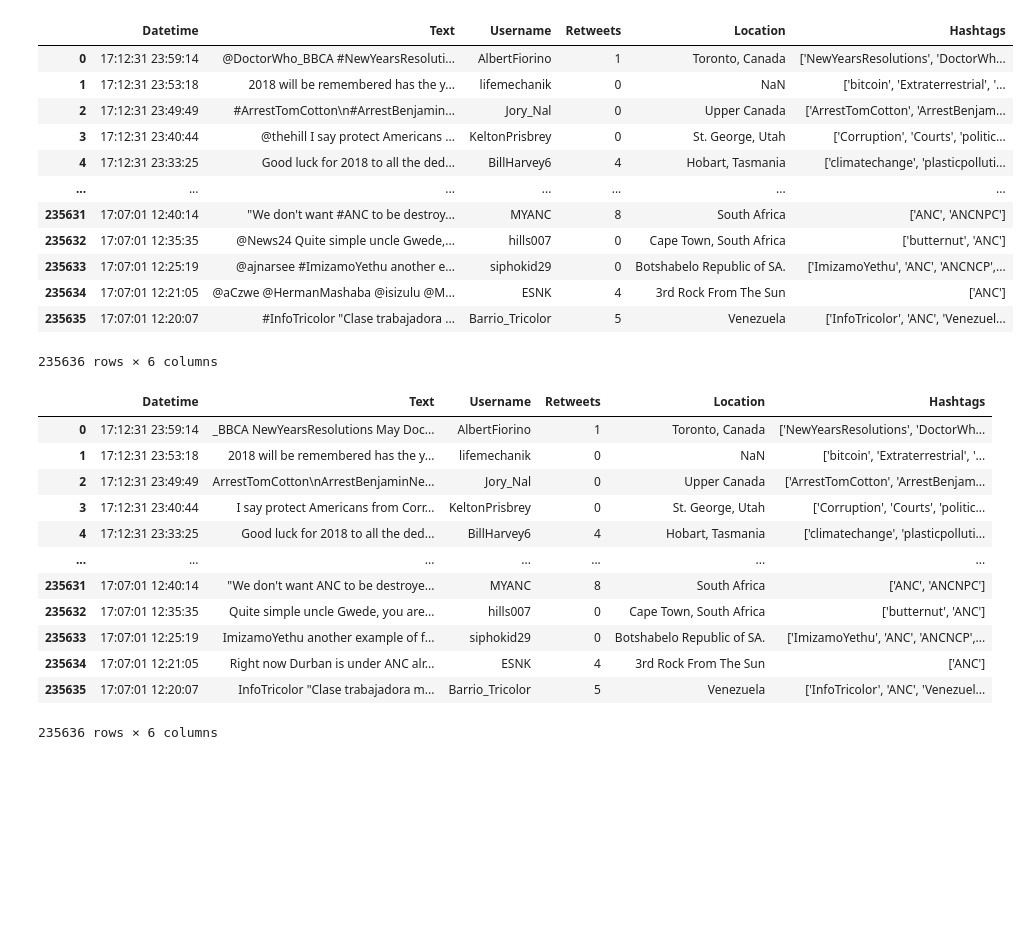
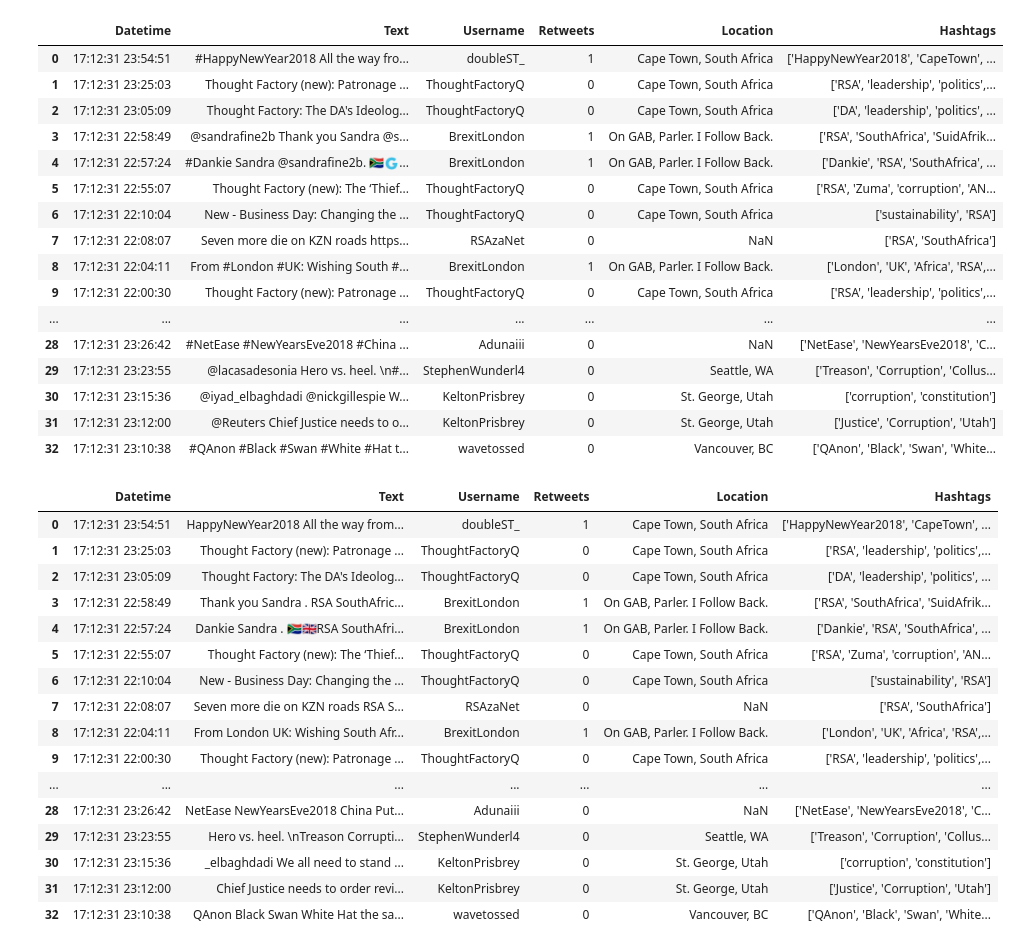
Before and after one commit to njabulodark/datathon, a Jupyter notebook: clean_text.ipynb, the cells around one changed output. Saved outputs shown, nothing was run; the diff lists cells and outputs as text; code cells hidden in the pictures; blank space fills up the shorter version.

```diff
--- a/clean_text.ipynb
+++ b/clean_text.ipynb
@@ -3,22 +3,26 @@ import pandas as pd
 import re
 from textblob import TextBlob
 # %%
-df = pd.read_csv('2017data235636.csv')
+df = pd.read_csv('2017data.csv')
 df
 # %% [output]
 |  | Datetime | Text | Username | Retweets | Location | Hashtags |
-| 0 | 17:12:31 23:59:14 | @DoctorWho_BBCA #NewYearsResoluti... | AlbertFiorino | 1 | Toronto, Canada | ['NewYearsResolutions', 'DoctorWh... |
-| 1 | 17:12:31 23:53:18 | 2018 will be remembered has the y... | lifemechanik | 0 | NaN | ['bitcoin', 'Extraterrestrial', '... |
-| 2 | 17:12:31 23:49:49 | #ArrestTomCotton\n#ArrestBenjamin... | Jory_Nal | 0 | Upper Canada | ['ArrestTomCotton', 'ArrestBenjam... |
-| 3 | 17:12:31 23:40:44 | @thehill I say protect Americans ... | KeltonPrisbrey | 0 | St. George, Utah | ['Corruption', 'Courts', 'politic... |
-| 4 | 17:12:31 23:33:25 | Good luck for 2018 to all the ded... | BillHarvey6 | 4 | Hobart, Tasmania | ['climatechange', 'plasticpolluti... |
+| 0 | 17:12:31 23:54:51 | #HappyNewYear2018 All the way fro... | doubleST_ | 1 | Cape Town, South Africa | ['HappyNewYear2018', 'CapeTown', ... |
+| 1 | 17:12:31 23:25:03 | Thought Factory (new): Patronage ... | ThoughtFactoryQ | 0 | Cape Town, South Africa | ['RSA', 'leadership', 'politics',... |
+| 2 | 17:12:31 23:05:09 | Thought Factory: The DA's Ideolog... | ThoughtFactoryQ | 0 | Cape Town, South Africa | ['DA', 'leadership', 'politics', ... |
+| 3 | 17:12:31 22:58:49 | @sandrafine2b Thank you Sandra @s... | BrexitLondon | 1 | On GAB, Parler. I Follow Back. | ['RSA', 'SouthAfrica', 'SuidAfrik... |
+| 4 | 17:12:31 22:57:24 | #Dankie Sandra @sandrafine2b. 🇿🇦🇬... | BrexitLondon | 1 | On GAB, Parler. I Follow Back. | ['Dankie', 'RSA', 'SouthAfrica', ... |
+| 5 | 17:12:31 22:55:07 | Thought Factory (new): The ‘Thief... | ThoughtFactoryQ | 0 | Cape Town, South Africa | ['RSA', 'Zuma', 'corruption', 'AN... |
+| 6 | 17:12:31 22:10:04 | New - Business Day: Changing the ... | ThoughtFactoryQ | 0 | Cape Town, South Africa | ['sustainability', 'RSA'] |
+| 7 | 17:12:31 22:08:07 | Seven more die on KZN roads https... | RSAzaNet | 0 | NaN | ['RSA', 'SouthAfrica'] |
+| 8 | 17:12:31 22:04:11 | From #London #UK: Wishing South #... | BrexitLondon | 1 | On GAB, Parler. I Follow Back. | ['London', 'UK', 'Africa', 'RSA',... |
+| 9 | 17:12:31 22:00:30 | Thought Factory (new): Patronage ... | ThoughtFactoryQ | 0 | Cape Town, South Africa | ['RSA', 'leadership', 'politics',... |
 | ... | ... | ... | ... | ... | ... | ... |
-| 235631 | 17:07:01 12:40:14 | "We don't want #ANC to be destroy... | MYANC | 8 | South Africa | ['ANC', 'ANCNPC'] |
-| 235632 | 17:07:01 12:35:35 | @News24 Quite simple uncle Gwede,... | hills007 | 0 | Cape Town, South Africa | ['butternut', 'ANC'] |
-| 235633 | 17:07:01 12:25:19 | @ajnarsee #ImizamoYethu another e... | siphokid29 | 0 | Botshabelo Republic of SA. | ['ImizamoYethu', 'ANC', 'ANCNCP',... |
-| 235634 | 17:07:01 12:21:05 | @aCzwe @HermanMashaba @isizulu @M... | ESNK | 4 | 3rd Rock From The Sun | ['ANC'] |
-| 235635 | 17:07:01 12:20:07 | #InfoTricolor "Clase trabajadora ... | Barrio_Tricolor | 5 | Venezuela | ['InfoTricolor', 'ANC', 'Venezuel... |
+| 28 | 17:12:31 23:26:42 | #NetEase #NewYearsEve2018 #China ... | Adunaiii | 0 | NaN | ['NetEase', 'NewYearsEve2018', 'C... |
+| 29 | 17:12:31 23:23:55 | @lacasadesonia Hero vs. heel. \n#... | StephenWunderl4 | 0 | Seattle, WA | ['Treason', 'Corruption', 'Collus... |
+| 30 | 17:12:31 23:15:36 | @iyad_elbaghdadi @nickgillespie W... | KeltonPrisbrey | 0 | St. George, Utah | ['corruption', 'constitution'] |
+| 31 | 17:12:31 23:12:00 | @Reuters Chief Justice needs to o... | KeltonPrisbrey | 0 | St. George, Utah | ['Justice', 'Corruption', 'Utah'] |
+| 32 | 17:12:31 23:10:38 | #QAnon #Black #Swan #White #Hat t... | wavetossed | 0 | Vancouver, BC | ['QAnon', 'Black', 'Swan', 'White... |
-235636 rows × 6 columns
 # %%
 def clean_tweet(tweet):
     tweet = re.sub(r'@[A-Za-z0-9]+', '', tweet) #Removing @mentions
@@ -31,15 +35,19 @@ df['Text'] = df['Text'].apply(clean_tweet)
 df
 # %% [output]
 |  | Datetime | Text | Username | Retweets | Location | Hashtags |
-| 0 | 17:12:31 23:59:14 | _BBCA NewYearsResolutions May Doc... | AlbertFiorino | 1 | Toronto, Canada | ['NewYearsResolutions', 'DoctorWh... |
-| 1 | 17:12:31 23:53:18 | 2018 will be remembered has the y... | lifemechanik | 0 | NaN | ['bitcoin', 'Extraterrestrial', '... |
-| 2 | 17:12:31 23:49:49 | ArrestTomCotton\nArrestBenjaminNe... | Jory_Nal | 0 | Upper Canada | ['ArrestTomCotton', 'ArrestBenjam... |
-| 3 | 17:12:31 23:40:44 | I say protect Americans from Corr... | KeltonPrisbrey | 0 | St. George, Utah | ['Corruption', 'Courts', 'politic... |
-| 4 | 17:12:31 23:33:25 | Good luck for 2018 to all the ded... | BillHarvey6 | 4 | Hobart, Tasmania | ['climatechange', 'plasticpolluti... |
+| 0 | 17:12:31 23:54:51 | HappyNewYear2018 All the way from... | doubleST_ | 1 | Cape Town, South Africa | ['HappyNewYear2018', 'CapeTown', ... |
+| 1 | 17:12:31 23:25:03 | Thought Factory (new): Patronage ... | ThoughtFactoryQ | 0 | Cape Town, South Africa | ['RSA', 'leadership', 'politics',... |
+| 2 | 17:12:31 23:05:09 | Thought Factory: The DA's Ideolog... | ThoughtFactoryQ | 0 | Cape Town, South Africa | ['DA', 'leadership', 'politics', ... |
+| 3 | 17:12:31 22:58:49 | Thank you Sandra . RSA SouthAfric... | BrexitLondon | 1 | On GAB, Parler. I Follow Back. | ['RSA', 'SouthAfrica', 'SuidAfrik... |
+| 4 | 17:12:31 22:57:24 | Dankie Sandra . 🇿🇦🇬🇧RSA SouthAfri... | BrexitLondon | 1 | On GAB, Parler. I Follow Back. | ['Dankie', 'RSA', 'SouthAfrica', ... |
+| 5 | 17:12:31 22:55:07 | Thought Factory (new): The ‘Thief... | ThoughtFactoryQ | 0 | Cape Town, South Africa | ['RSA', 'Zuma', 'corruption', 'AN... |
+| 6 | 17:12:31 22:10:04 | New - Business Day: Changing the ... | ThoughtFactoryQ | 0 | Cape Town, South Africa | ['sustainability', 'RSA'] |
+| 7 | 17:12:31 22:08:07 | Seven more die on KZN roads RSA S... | RSAzaNet | 0 | NaN | ['RSA', 'SouthAfrica'] |
+| 8 | 17:12:31 22:04:11 | From London UK: Wishing South Afr... | BrexitLondon | 1 | On GAB, Parler. I Follow Back. | ['London', 'UK', 'Africa', 'RSA',... |
+| 9 | 17:12:31 22:00:30 | Thought Factory (new): Patronage ... | ThoughtFactoryQ | 0 | Cape Town, South Africa | ['RSA', 'leadership', 'politics',... |
 | ... | ... | ... | ... | ... | ... | ... |
-| 235631 | 17:07:01 12:40:14 | "We don't want ANC to be destroye... | MYANC | 8 | South Africa | ['ANC', 'ANCNPC'] |
-| 235632 | 17:07:01 12:35:35 | Quite simple uncle Gwede, you are... | hills007 | 0 | Cape Town, South Africa | ['butternut', 'ANC'] |
-| 235633 | 17:07:01 12:25:19 | ImizamoYethu another example of f... | siphokid29 | 0 | Botshabelo Republic of SA. | ['ImizamoYethu', 'ANC', 'ANCNCP',... |
-| 235634 | 17:07:01 12:21:05 | Right now Durban is under ANC alr... | ESNK | 4 | 3rd Rock From The Sun | ['ANC'] |
-| 235635 | 17:07:01 12:20:07 | InfoTricolor "Clase trabajadora m... | Barrio_Tricolor | 5 | Venezuela | ['InfoTricolor', 'ANC', 'Venezuel... |
+| 28 | 17:12:31 23:26:42 | NetEase NewYearsEve2018 China Put... | Adunaiii | 0 | NaN | ['NetEase', 'NewYearsEve2018', 'C... |
+| 29 | 17:12:31 23:23:55 | Hero vs. heel. \nTreason Corrupti... | StephenWunderl4 | 0 | Seattle, WA | ['Treason', 'Corruption', 'Collus... |
+| 30 | 17:12:31 23:15:36 | _elbaghdadi We all need to stand ... | KeltonPrisbrey | 0 | St. George, Utah | ['corruption', 'constitution'] |
+| 31 | 17:12:31 23:12:00 | Chief Justice needs to order revi... | KeltonPrisbrey | 0 | St. George, Utah | ['Justice', 'Corruption', 'Utah'] |
+| 32 | 17:12:31 23:10:38 | QAnon Black Swan White Hat the sa... | wavetossed | 0 | Vancouver, BC | ['QAnon', 'Black', 'Swan', 'White... |
-235636 rows × 6 columns
```
Also changed, not shown: parts of 3 cells of this notebook, 1 other file.
